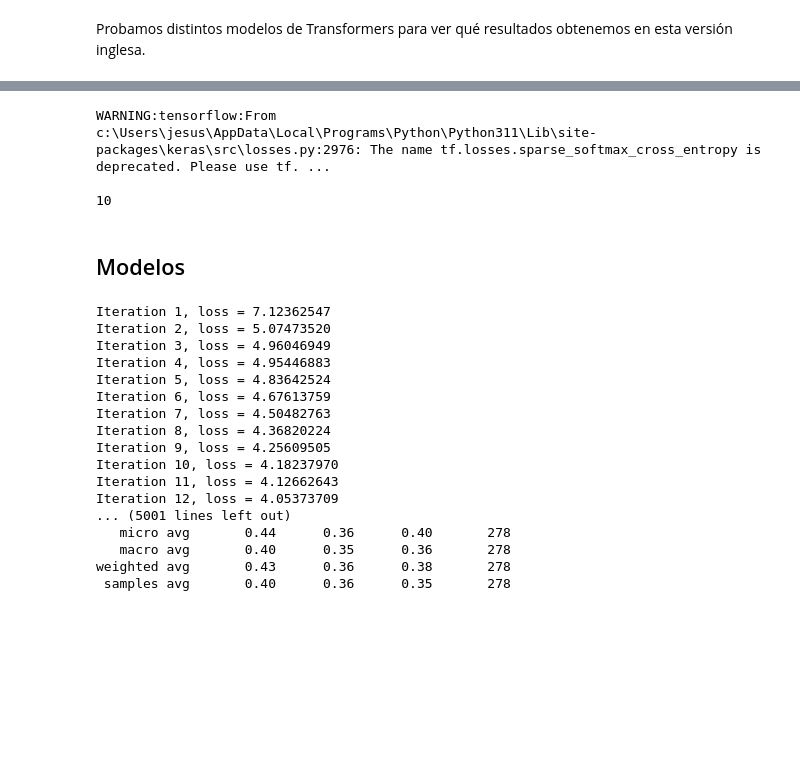
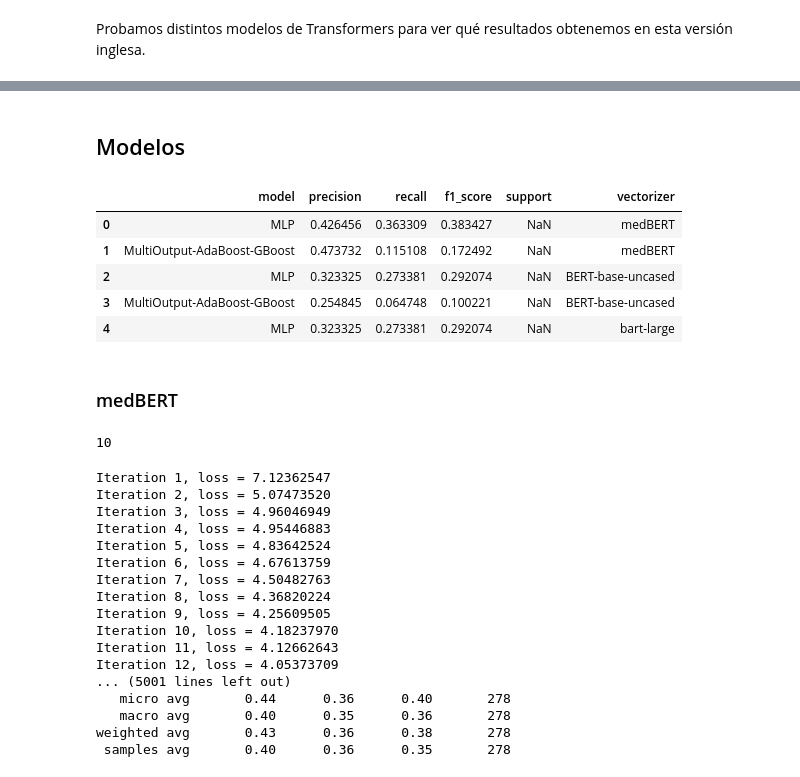
Before and after one commit to esedesam/GPT-Challenge, a Jupyter notebook: gptChallengeEn.ipynb, the cells around one changed output, grey strips where cells are left out. Saved outputs shown, nothing was run; the diff lists cells and outputs as text; code cells hidden in the pictures; blank space fills up the shorter version.

```diff
--- a/gptChallengeEn.ipynb
+++ b/gptChallengeEn.ipynb
@@ -259,51 +225,19 @@ print(num_classes[0])
-# %%
-fileName = 'data/data_with_med_embeddings_en.tsv'
-
-if not os.path.isfile(fileName):
-    tokenizer = BertTokenizer.from_pretrained("bert-base-uncased")
-    model = TFBertModel.from_pretrained("bert-base-uncased")
-
-    # Function to tokenize and obtain embeddings
-    def get_bert_embeddings(text):
-        # Tokenize text
-        tokens = tokenizer(text, return_tensors='tf', padding=True, truncation=True, max_length=100)
-        # Get BERT model output
-        output = model(tokens)
-        # Extract embeddings for [CLS] token
-        embeddings = output.last_hidden_state[:, 0, :]
-        return embeddings.numpy()
-
-    # Assuming 'df' is your DataFrame and 'text_column' is the name of the column containing the text
-    df_train['embedding'] = df_train['texto'].apply(lambda x: get_bert_embeddings(x))
-
-    # Save the DataFrame with the embeddings column
-    df_train.to_csv(fileName, index=False, sep="\t")
-else:
-    df_train = pd.read_csv(fileName, index_col=False, sep="\t")
-    df_train['codigos'] = df_train['codigos'].apply(lambda s: eval(s))
-
-    def insert_space_before_negative(string):
-        return re.sub(r'(\s-)', r' \1', string)
-
-    df_train["embedding"] = df_train["embedding"].apply(lambda x: insert_space_before_negative(x))
-    df_train["embedding"] = df_train["embedding"].apply(lambda s: s.replace("\n", ""))
-    df_train["embedding"] = df_train["embedding"].apply(lambda s: s.replace("  ", ", "))
-    df_train["embedding"] = df_train["embedding"].apply(lambda s: s.replace(", , ", ", "))
-    df_train["embedding"] = df_train["embedding"].apply(lambda s: eval(s))
-
-X = [list(x) for x in df_train['embedding'].values]
-
-# Binarizar
-mlb = MultiLabelBinarizer()
-y_train = mlb.fit_transform(df_train['codigos'])
-
-# Guardamos las clases utilizadas en el conjunto de train
-clases = mlb.classes_
-num_classes = clases.shape
-print(num_classes[0])
-# %% [output]
-WARNING:tensorflow:From c:\Users\jesus\AppData\Local\Programs\Python\Python311\Lib\site-packages\keras\src\losses.py:2976: The name tf.losses.sparse_softmax_cross_entropy is deprecated. Please use tf. ...
-
-10
 # %% [markdown]
 ## Modelos
+# %%
+scoresDfPath = 'results/scoresEN.csv'
+if os.path.isfile(scoresDfPath):
+    scoresDfEN = pd.read_csv(scoresDfPath, header = 0)
+else:
+    scoresDfEN = pd.DataFrame(columns = ['model', 'precision', 'recall', 'f1_score', 'support', 'vectorizer'])
+
+scoresDfEN.head()
+# %% [output]
+|  | model | precision | recall | f1_score | support | vectorizer |
+| 0 | MLP | 0.426456 | 0.363309 | 0.383427 | NaN | medBERT |
+| 1 | MultiOutput-AdaBoost-GBoost | 0.473732 | 0.115108 | 0.172492 | NaN | medBERT |
+| 2 | MLP | 0.323325 | 0.273381 | 0.292074 | NaN | BERT-base-uncased |
+| 3 | MultiOutput-AdaBoost-GBoost | 0.254845 | 0.064748 | 0.100221 | NaN | BERT-base-uncased |
+| 4 | MLP | 0.323325 | 0.273381 | 0.292074 | NaN | bart-large |
+# %% [markdown]
+### medBERT
@@ -310,3 +281,16 @@ WARNING:tensorflow:From c:\Users\jesus\AppData\Local\Programs\Python\Python311\L
+# %%
+X = [list(x) for x in df_train['embedding'].values]
+
+# Binarizar
+mlb = MultiLabelBinarizer()
+y_train = mlb.fit_transform(df_train['codigos'])
+
+# Guardamos las clases utilizadas en el conjunto de train
+clases = mlb.classes_
+num_classes = clases.shape
+print(num_classes[0])
+# %% [output]
+10
 # %%
 x_train, x_test, y_train_train, y_train_test = train_test_split(X, y_train, random_state = 3)
 # %%
```
Also changed, not shown: parts of 32 cells of this notebook, 9 other files.
